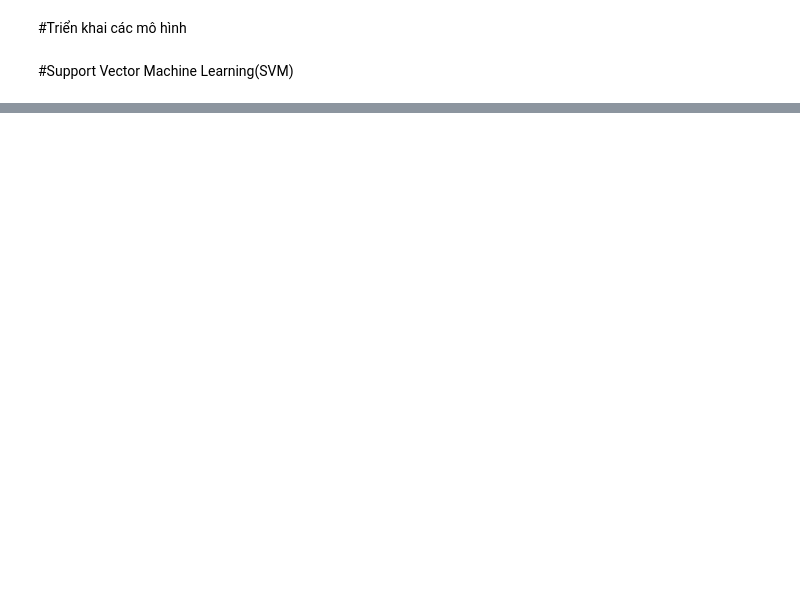
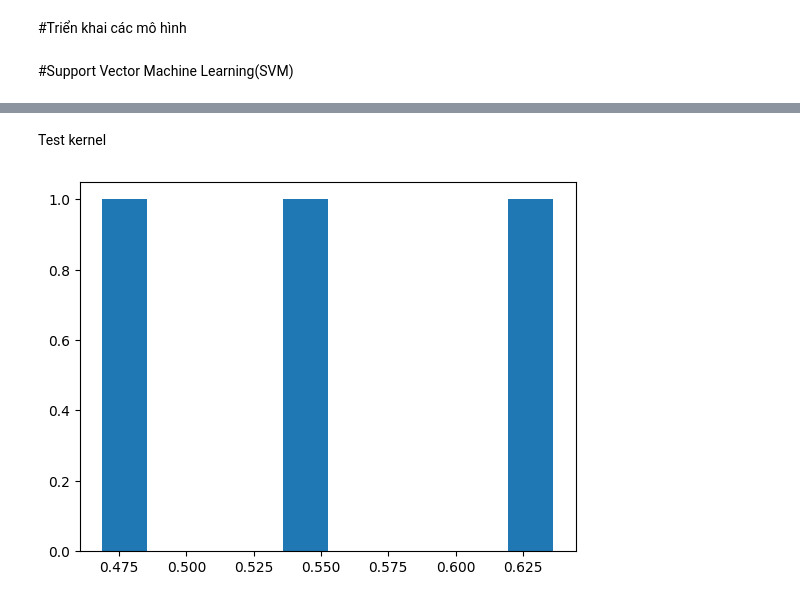
Before and after one commit to Nik211885/machine_learning_quatity_water, a Jupyter notebook: water_quatity.ipynb, the cells around one changed output, grey strips where cells are left out. Saved outputs shown, nothing was run; the diff lists cells and outputs as text; code cells hidden in the pictures; blank space fills up the shorter version.

```diff
--- a/water_quatity.ipynb
+++ b/water_quatity.ipynb
@@ -61,0 +69,4 @@ X_test, y_test = scale_data(test)
+# %%
+svc_model =SVC()
+# %%
+svc_model.fit(X_train,y_train)
@@ -61,0 +75,5 @@ X_test, y_test = scale_data(test)
+# %%
+y_pred =  svc_model.predict(X_test)
+# %%
+print(classification_report(y_test,y_pred))
+acc_score = accuracy_score(y_test,y_pred)
@@ -61,0 +89,18 @@ X_test, y_test = scale_data(test)
+# %% [markdown]
+Test kernel
+# %%
+acc_list = []
+kernels = ['poly','rbf','sigmoid']
+for kernel in kernels:
+  svc_test = SVC(kernel = kernel)
+  svc_test.fit(X_train,y_train)
+  y_pred = svc_test.predict(X_test)
+  acc_test = accuracy_score(y_test,y_pred)
+  acc_list.append(acc_test)
+  if(acc_test > acc_score):
+      acc_score = acc_test
+      svc_model = svc_test
+plt.hist((acc_list))
+plt.show()
+# %% [output]
+[figure, added]
```
Also changed, not shown: parts of 10 cells of this notebook.
